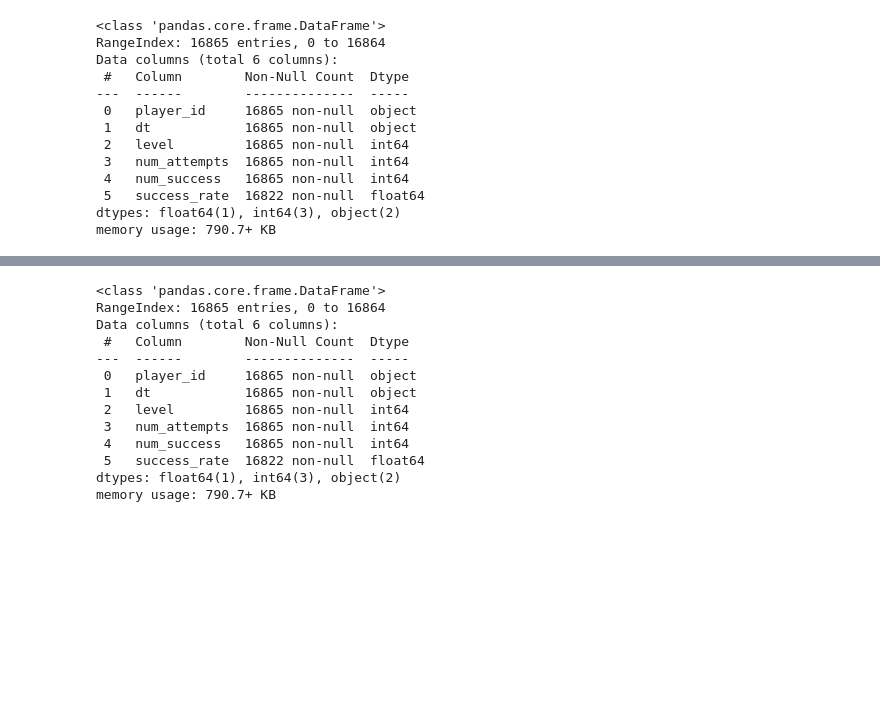
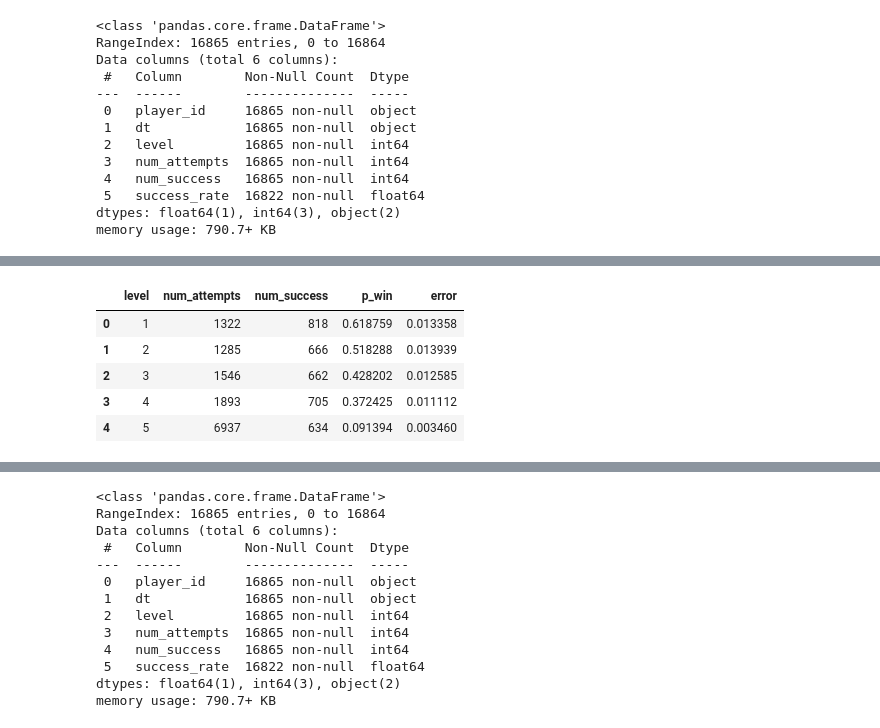
Before and after one commit to KC2016/Candy-Crush-Saga, a Jupyter notebook: notebook375bc23f7f.ipynb, the cells around one changed output, grey strips where cells are left out. Saved outputs shown, nothing was run; the diff lists cells and outputs as text; code cells hidden in the pictures; blank space fills up the shorter version.

```diff
--- a/notebook375bc23f7f.ipynb
+++ b/notebook375bc23f7f.ipynb
@@ -158,0 +215,15 @@ memory usage: 790.7+ KB
+# %%
+# Compute the standard error of p_win for each level
+p_win = difficulty['p_win']
+attempts = difficulty['num_attempts']
+error = np.sqrt(p_win * (1 - p_win) / attempts)
+difficulty['error'] = error
+# Print the standard error Series
+difficulty.head()
+# %% [output]
+|  | level | num_attempts | num_success | p_win | error |
+| 0 | 1 | 1322 | 818 | 0.618759 | 0.013358 |
+| 1 | 2 | 1285 | 666 | 0.518288 | 0.013939 |
+| 2 | 3 | 1546 | 662 | 0.428202 | 0.012585 |
+| 3 | 4 | 1893 | 705 | 0.372425 | 0.011112 |
+| 4 | 5 | 6937 | 634 | 0.091394 | 0.003460 |
```
Also changed, not shown: parts of 34 cells of this notebook, 3 other files.
